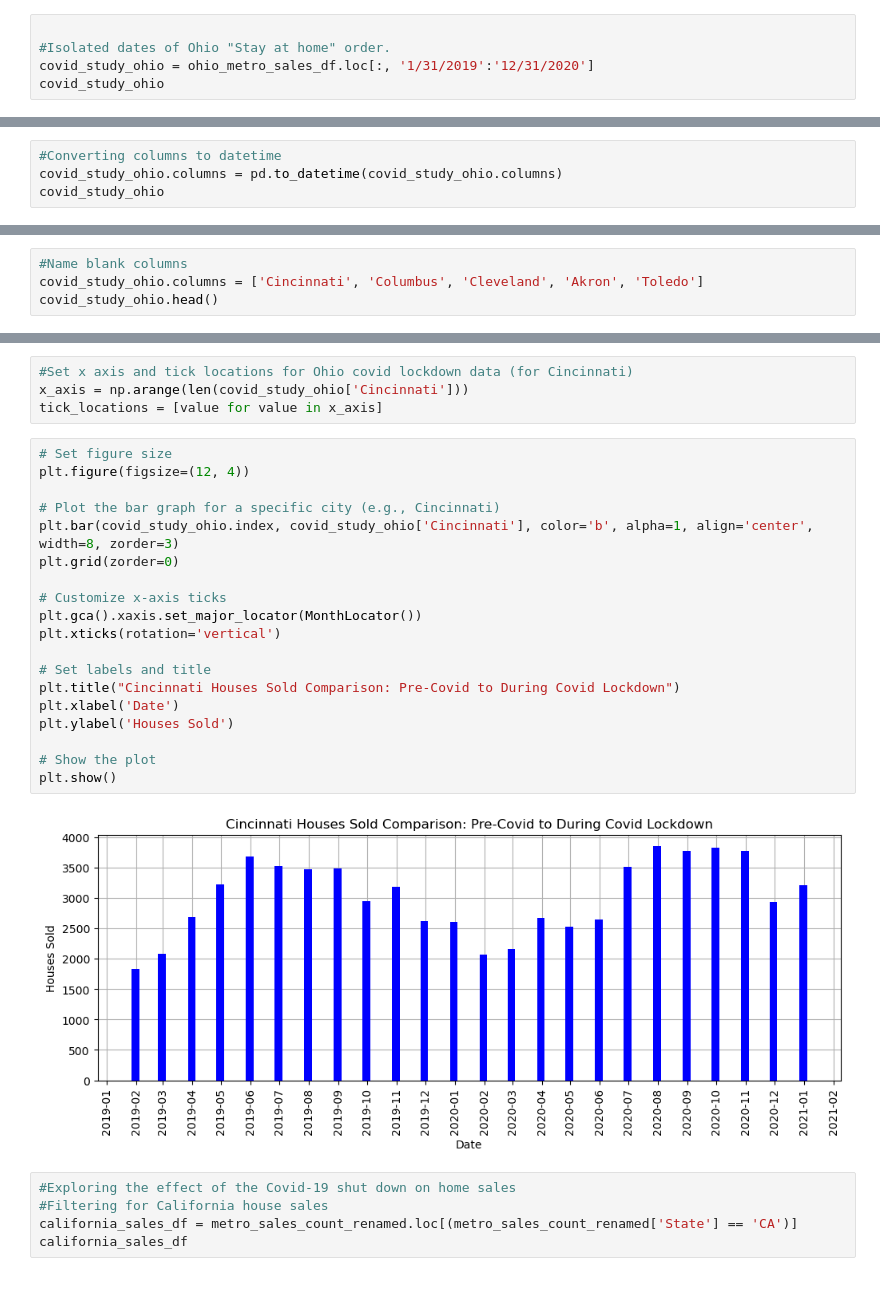
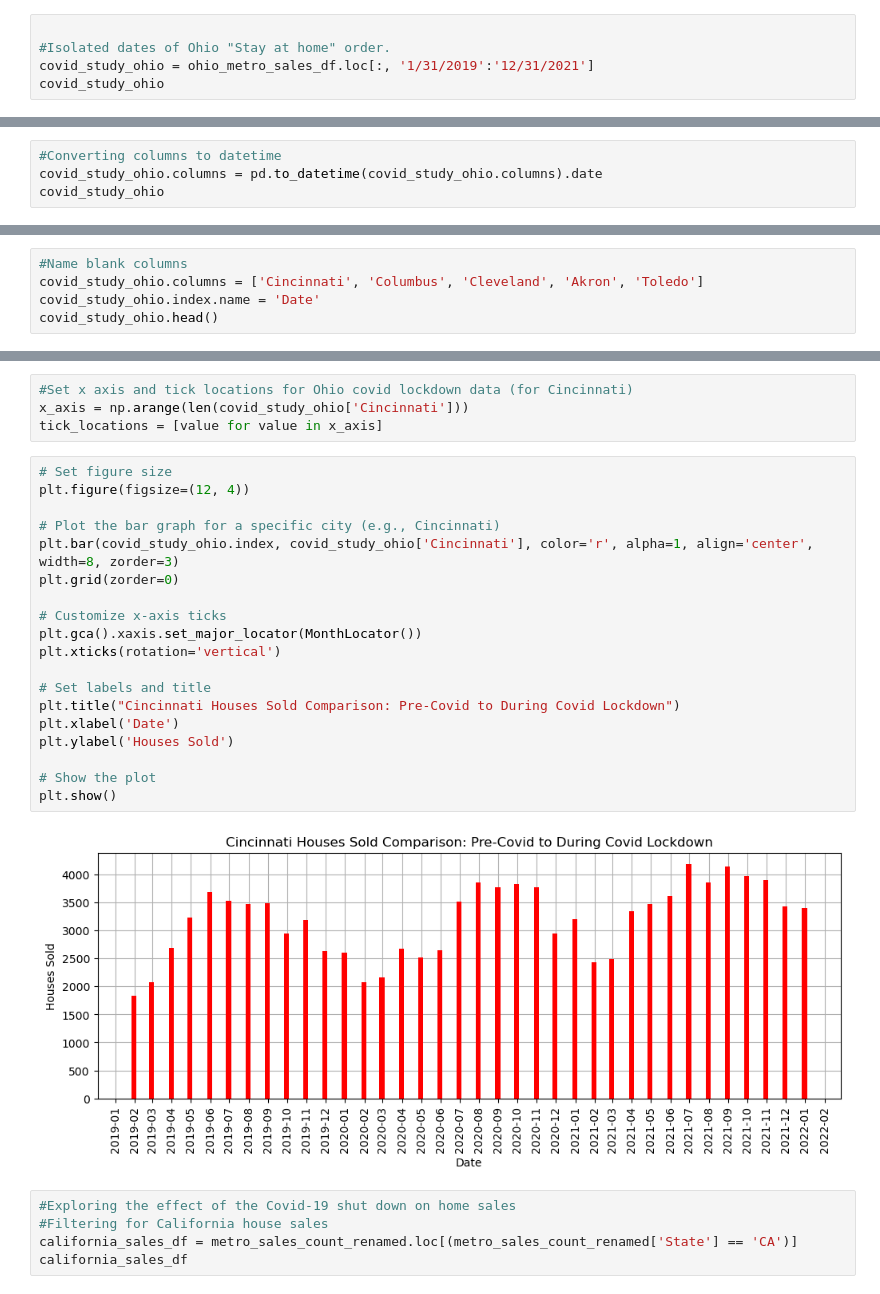
Before and after one commit to McKala1/Project-1, a Jupyter notebook: OSU_AI_Project_1_Nick.ipynb, the cells around one changed output, grey strips where cells are left out. Cells and saved outputs as stored; diff of their text form.

Commit message:
Added final graph of merged data

```diff
--- a/OSU_AI_Project_1_Nick.ipynb
+++ b/OSU_AI_Project_1_Nick.ipynb
@@ -266,7 +266,7 @@ Text(0.5, 1.0, 'Houses Sold')
 # %%
 
 #Isolated dates of Ohio "Stay at home" order.
-covid_study_ohio = ohio_metro_sales_df.loc[:, '1/31/2019':'12/31/2020']
+covid_study_ohio = ohio_metro_sales_df.loc[:, '1/31/2019':'12/31/2021']
 covid_study_ohio
 # %% [output]
 |  | 1/31/2019 | 2/28/2019 | 3/31/2019 | 4/30/2019 | 5/31/2019 | 6/30/2019 | 7/31/2019 | 8/31/2019 | 9/30/2019 | ... |
@@ -279,6 +279,6 @@ covid_study_ohio
 # %%
 #Converting columns to datetime
-covid_study_ohio.columns = pd.to_datetime(covid_study_ohio.columns)
+covid_study_ohio.columns = pd.to_datetime(covid_study_ohio.columns).date
 covid_study_ohio
 # %% [output]
 |  | 2019-01-31 | 2019-02-28 | 2019-03-31 | 2019-04-30 | 2019-05-31 | 2019-06-30 | 2019-07-31 | 2019-08-31 | ... |
@@ -314,6 +314,7 @@ covid_study_ohio.head()
 # %%
 #Name blank columns
 covid_study_ohio.columns = ['Cincinnati', 'Columbus', 'Cleveland', 'Akron', 'Toledo']
+covid_study_ohio.index.name = 'Date'
 covid_study_ohio.head()
 # %% [output]
 |  | Cincinnati | Columbus | Cleveland | Akron | Toledo |
@@ -329,24 +331,24 @@ tick_locations = [value for value in x_axis]
 # %%
 # Set figure size
 plt.figure(figsize=(12, 4))
 
 # Plot the bar graph for a specific city (e.g., Cincinnati)
-plt.bar(covid_study_ohio.index, covid_study_ohio['Cincinnati'], color='b', alpha=1, align='center', width=8, zorder=3)
+plt.bar(covid_study_ohio.index, covid_study_ohio['Cincinnati'], color='r', alpha=1, align='center', width=8, zorder=3)
 plt.grid(zorder=0)
 
 # Customize x-axis ticks
 plt.gca().xaxis.set_major_locator(MonthLocator())
 plt.xticks(rotation='vertical')
 
 # Set labels and title
 plt.title("Cincinnati Houses Sold Comparison: Pre-Covid to During Covid Lockdown")
 plt.xlabel('Date')
 plt.ylabel('Houses Sold')
 
 # Show the plot
 plt.show()
 # %% [output]
-[figure, old version]
+[figure, new version]
 # %%
 #Exploring the effect of the Covid-19 shut down on home sales
 #Filtering for California house sales
```
Also changed, not shown: parts of 14 cells of this notebook.
